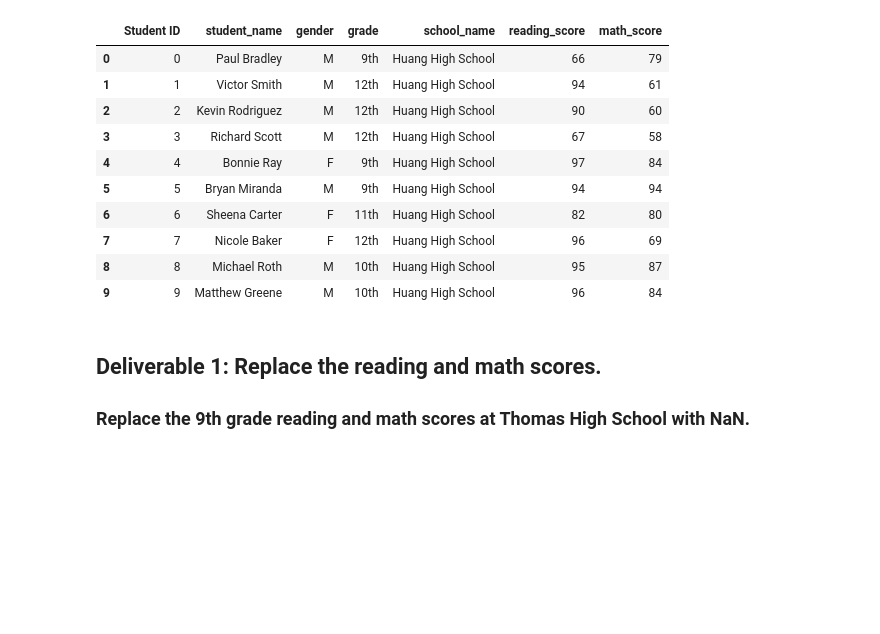
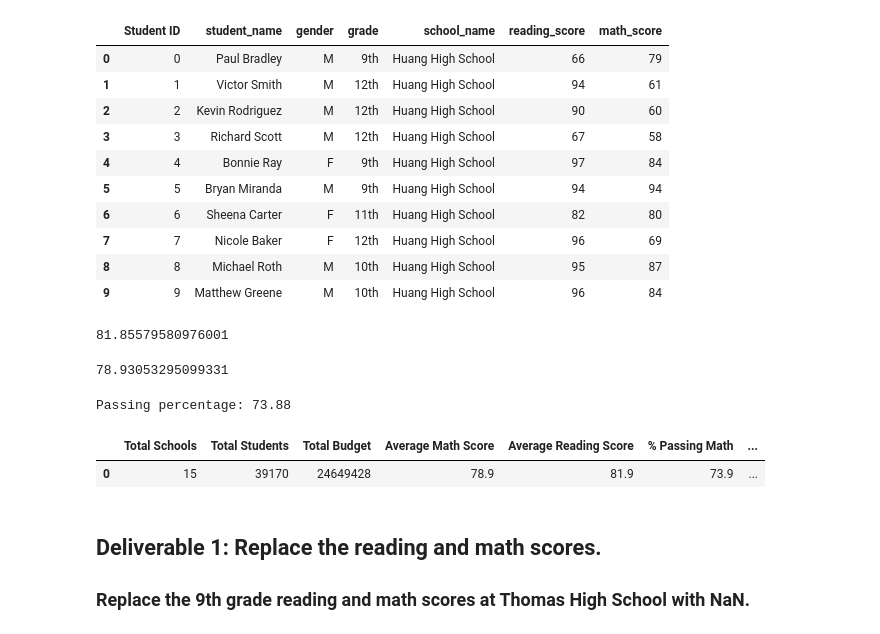
Before and after one commit to RAS705/School_District_Analysis, a Jupyter notebook: PyCitySchools_Challenge.ipynb, the cells around one changed output. Saved outputs shown, nothing was run; the diff lists cells and outputs as text; code cells hidden in the pictures; blank space fills up the shorter version.

```diff
--- a/PyCitySchools_Challenge.ipynb
+++ b/PyCitySchools_Challenge.ipynb
@@ -34,0 +42,13 @@ student_data_df.head(10)
+# %%
+# Calculate the Average Scores using the "clean_student_data".
+average_reading_score_before = school_data_complete_df["reading_score"].mean()
+average_math_score_before = school_data_complete_df["math_score"].mean()
+
+
+average_reading_score_before
+# %% [output]
+81.85579580976001
+# %%
+average_math_score_before
+# %% [output]
+78.93053295099331
@@ -35,3 +59,51 @@ student_data_df.head(10)
+# %%
+passing_math_percentage_before = passing_math_count_before / float(student_count_before) * 100
+
+print(f"Passing percentage: {passing_math_percentage_before:.2f}")
+
+# Calculate the percent that passed reading.
+passing_reading_percentage_before = passing_reading_count_before / float(student_count_before) * 100
+# %% [output]
+Passing percentage: 73.88
+# %%
+# Calculate the students who passed both reading and math.
+passing_math_reading_before = school_data_complete_df[(school_data_complete_df["math_score"] >= 70)
+                                               & (school_data_complete_df["reading_score"] >= 70)]
+
+# Calculate the number of students that passed both reading and math.
+overall_passing_math_reading_count_before = passing_math_reading["student_name"].count()
+
+
+# Step 4.Calculate the overall passing percentage with new total student count.
+overall_passing_percentage_before = overall_passing_math_reading_count_before / student_count_before * 100
+# %%
+# Create a DataFrame
+district_summary_before_df = pd.DataFrame(
+          [{"Total Schools": school_count_before,
+          "Total Students": student_count_before,
+          "Total Budget": total_budget_before,
+          "Average Math Score": average_math_score_before,
+          "Average Reading Score": average_reading_score_before,
+          "% Passing Math": passing_math_percentage_before,
+         "% Passing Reading": passing_reading_percentage_before,
+        "% Overall Passing": overall_passing_percentage_before}])
+
+# Cast the Average score columns as float
+district_summary_before_df["Average Math Score"].astype(float)
+district_summary_before_df["Average Reading Score"].astype(float)
+
+# Format the columns.
+district_summary_before_df["Average Math Score"] = district_summary_before_df["Average Math Score"].map("{:.1f}".format)
+district_summary_before_df["Average Reading Score"] = district_summary_before_df["Average Reading Score"].map("{:.1f}".format)
+district_summary_before_df["% Passing Math"] = district_summary_before_df["% Passing Math"].map("{:.1f}".format)
+district_summary_before_df["% Passing Reading"] = district_summary_before_df["% Passing Reading"].map("{:.1f}".format)
+district_summary_before_df["% Overall Passing"] = district_summary_before_df["% Overall Passing"].map("{:.1f}".format)
+
+# Display the data frame
+district_summary_before_df
+# %% [output]
+|  | Total Schools | Total Students | Total Budget | Average Math Score | Average Reading Score | % Passing Math | ... |
+| 0 | 15 | 39170 | 24649428 | 78.9 | 81.9 | 73.9 | ... |
 # %% [markdown]
 ## Deliverable 1: Replace the reading and math scores.
 
```
Also changed, not shown: parts of 2 cells of this notebook, 17 other files.
